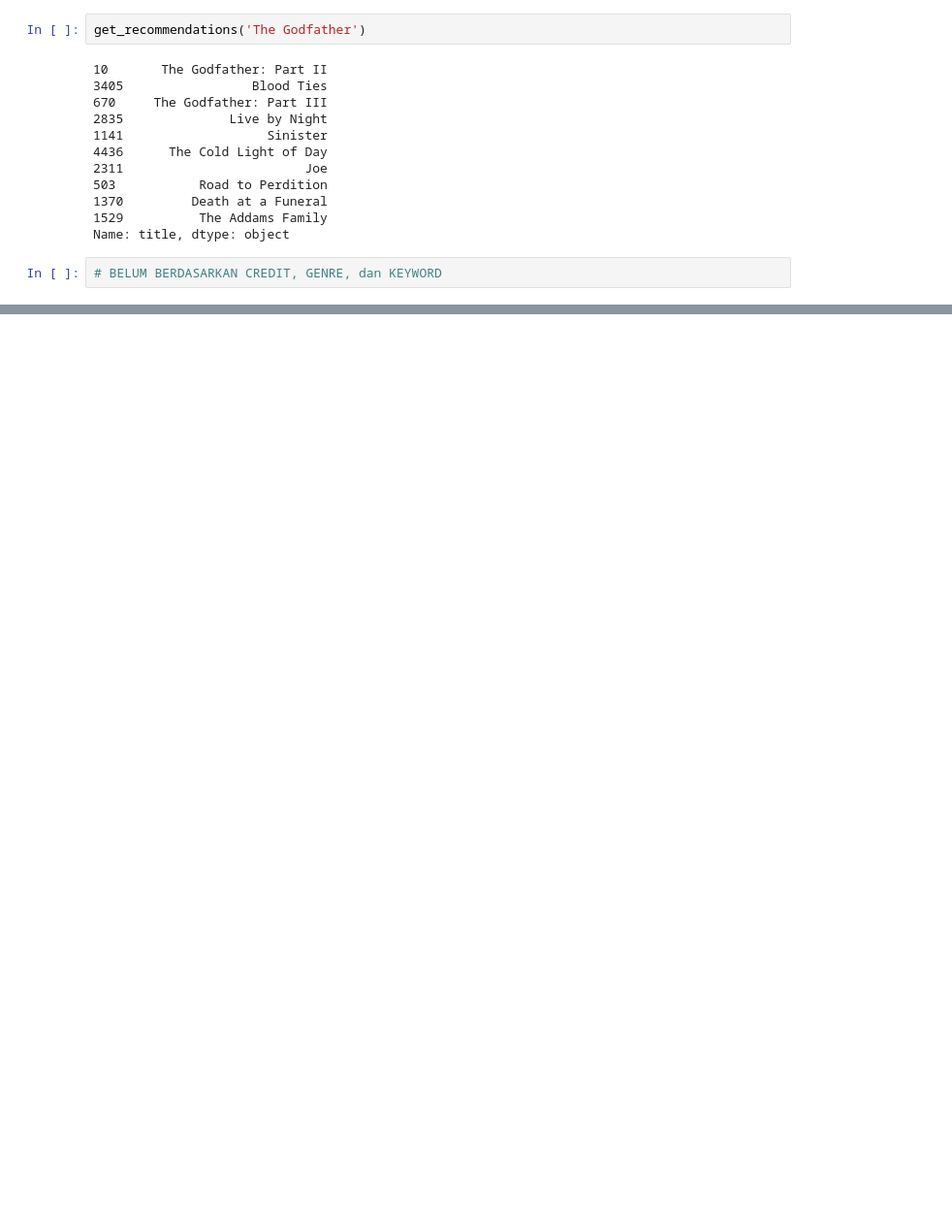
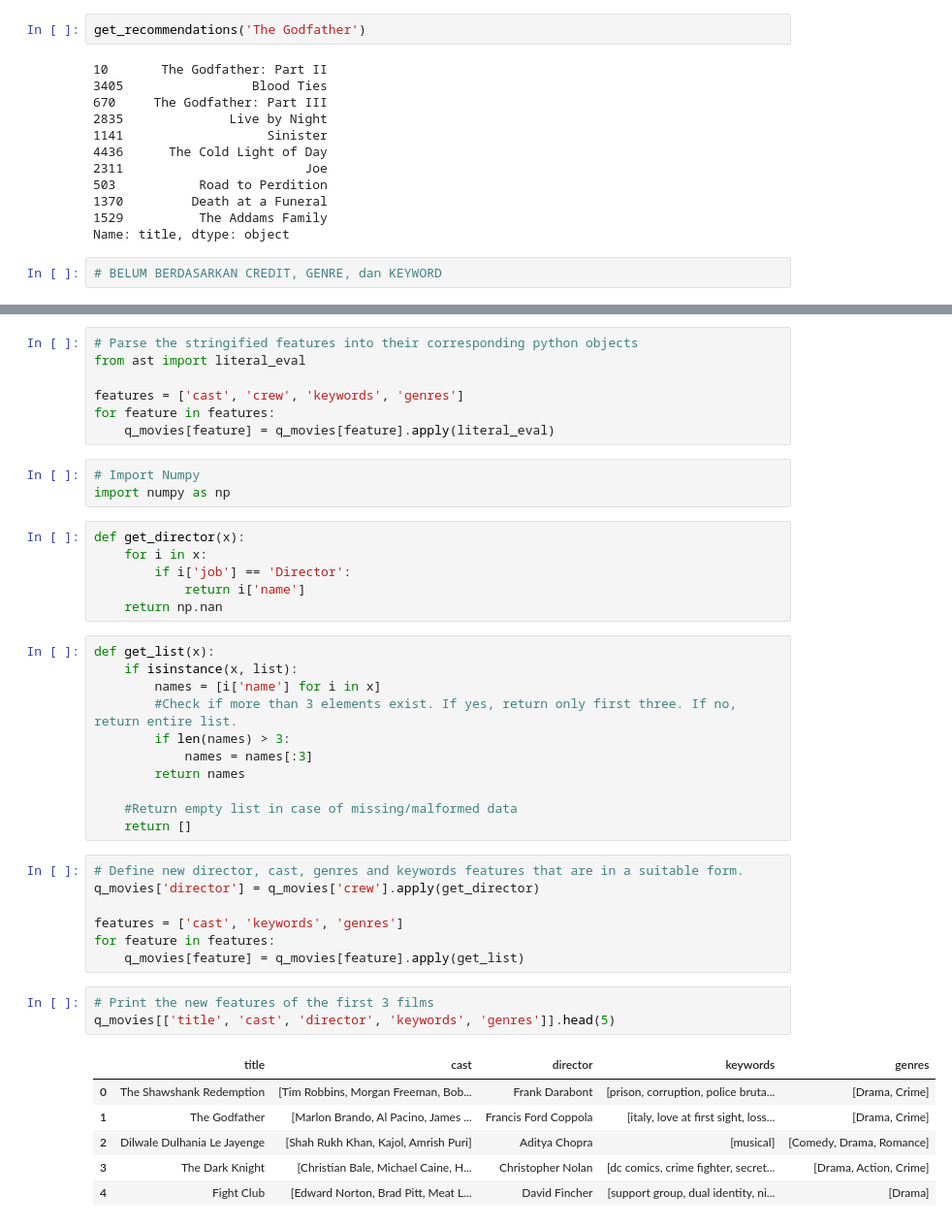
Before and after one commit to IrfanChairurrachman/simple-recommender-movie, a Jupyter notebook: Python_Recommender.ipynb, the cells around one changed output, grey strips where cells are left out. Shown at 97% size. Drawn from its saved outputs; the diff is of its cells as text; blank space fills up the shorter version.

```diff
--- a/Python_Recommender.ipynb
+++ b/Python_Recommender.ipynb
@@ -275,0 +361,44 @@ Name: title, dtype: object
+# %%
+# Parse the stringified features into their corresponding python objects
+from ast import literal_eval
+
+features = ['cast', 'crew', 'keywords', 'genres']
+for feature in features:
+    q_movies[feature] = q_movies[feature].apply(literal_eval)
+# %%
+# Import Numpy
+import numpy as np
+# %%
+def get_director(x):
+    for i in x:
+        if i['job'] == 'Director':
+            return i['name']
+    return np.nan
+# %%
+def get_list(x):
+    if isinstance(x, list):
+        names = [i['name'] for i in x]
+        #Check if more than 3 elements exist. If yes, return only first three. If no, return entire list.
+        if len(names) > 3:
+            names = names[:3]
+        return names
+
+    #Return empty list in case of missing/malformed data
+    return []
+# %%
+# Define new director, cast, genres and keywords features that are in a suitable form.
+q_movies['director'] = q_movies['crew'].apply(get_director)
+
+features = ['cast', 'keywords', 'genres']
+for feature in features:
+    q_movies[feature] = q_movies[feature].apply(get_list)
+# %%
+# Print the new features of the first 3 films
+q_movies[['title', 'cast', 'director', 'keywords', 'genres']].head(5)
+# %% [output]
+|  | title | cast | director | keywords | genres |
+| 0 | The Shawshank Redemption | [Tim Robbins, Morgan Freeman, Bob... | Frank Darabont | [prison, corruption, police bruta... | [Drama, Crime] |
+| 1 | The Godfather | [Marlon Brando, Al Pacino, James ... | Francis Ford Coppola | [italy, love at first sight, loss... | [Drama, Crime] |
+| 2 | Dilwale Dulhania Le Jayenge | [Shah Rukh Khan, Kajol, Amrish Puri] | Aditya Chopra | [musical] | [Comedy, Drama, Romance] |
+| 3 | The Dark Knight | [Christian Bale, Michael Caine, H... | Christopher Nolan | [dc comics, crime fighter, secret... | [Drama, Action, Crime] |
+| 4 | Fight Club | [Edward Norton, Brad Pitt, Meat L... | David Fincher | [support group, dual identity, ni... | [Drama] |
```
Also changed, not shown: parts of 24 cells of this notebook.
